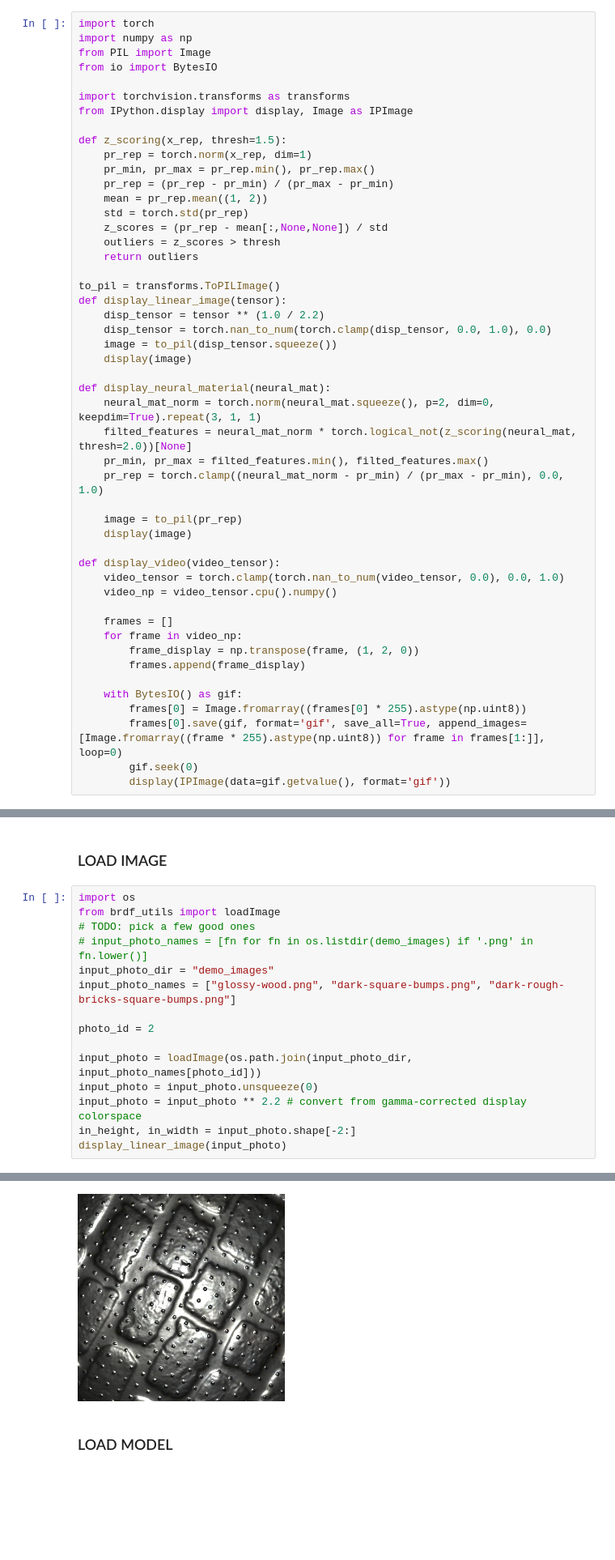
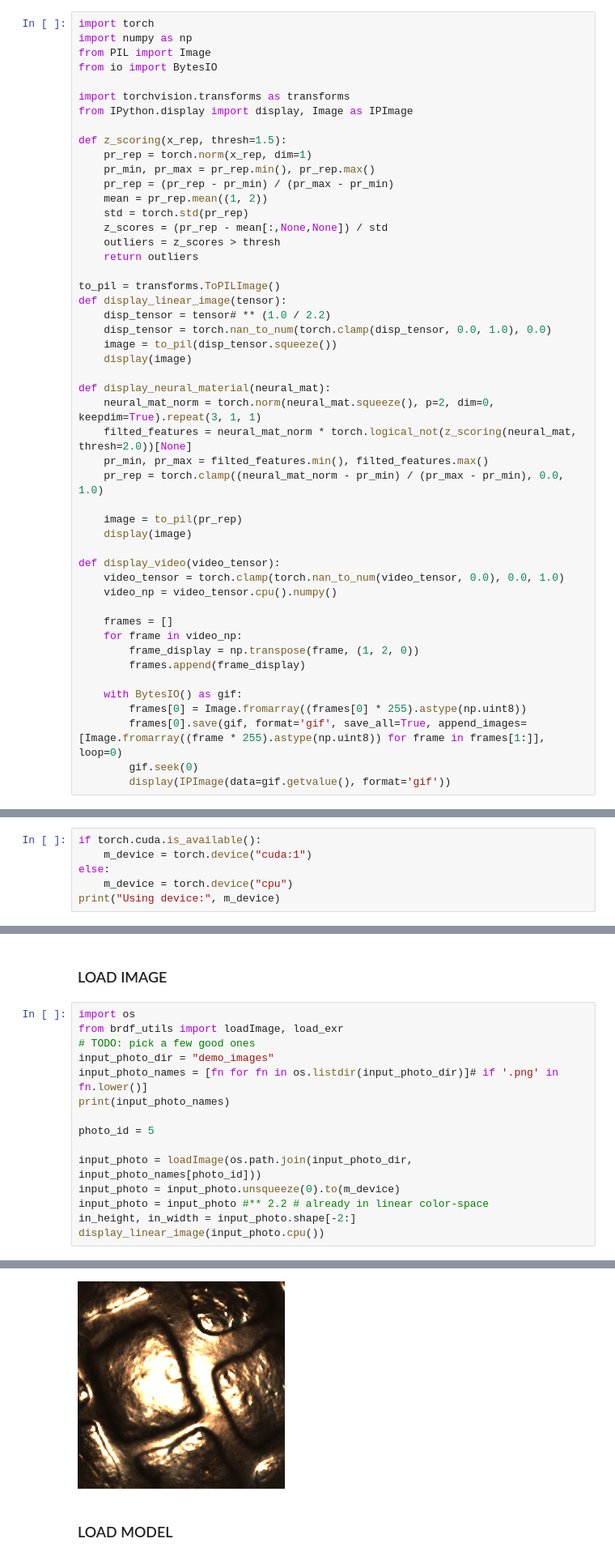
Before and after one commit to APeculiarCamber/neural_appearance_estimation, a Jupyter notebook: prl_master_demo.ipynb, the cells around one changed output, grey strips where cells are left out. Shown at 81% size. Cells and saved outputs as stored; diff of their text form; blank space fills up the shorter version.

Commit message:
colorspace refactors and demo images

```diff
--- a/prl_master_demo.ipynb
+++ b/prl_master_demo.ipynb
@@ -23,7 +23,7 @@ def z_scoring(x_rep, thresh=1.5):
 
 to_pil = transforms.ToPILImage()
 def display_linear_image(tensor):
-    disp_tensor = tensor ** (1.0 / 2.2)
+    disp_tensor = tensor# ** (1.0 / 2.2)
     disp_tensor = torch.nan_to_num(torch.clamp(disp_tensor, 0.0, 1.0), 0.0)
     image = to_pil(disp_tensor.squeeze())
     display(image)
@@ -53,0 +56,6 @@ def display_video(video_tensor):
+# %%
+if torch.cuda.is_available():
+    m_device = torch.device("cuda:1")
+else:
+    m_device = torch.device("cpu")
+print("Using device:", m_device)
@@ -55,17 +65,17 @@ def display_video(video_tensor):
 ### LOAD IMAGE
 # %%
 import os
-from brdf_utils import loadImage
+from brdf_utils import loadImage, load_exr
 # TODO: pick a few good ones
-# input_photo_names = [fn for fn in os.listdir(demo_images) if '.png' in fn.lower()]
 input_photo_dir = "demo_images"
-input_photo_names = ["glossy-wood.png", "dark-square-bumps.png", "dark-rough-bricks-square-bumps.png"]
+input_photo_names = [fn for fn in os.listdir(input_photo_dir)]# if '.png' in fn.lower()]
+print(input_photo_names)
 
-photo_id = 2
+photo_id = 5
 
 input_photo = loadImage(os.path.join(input_photo_dir, input_photo_names[photo_id]))
-input_photo = input_photo.unsqueeze(0)
-input_photo = input_photo ** 2.2 # convert from gamma-corrected display colorspace
+input_photo = input_photo.unsqueeze(0).to(m_device)
+input_photo = input_photo #** 2.2 # already in linear color-space
 in_height, in_width = input_photo.shape[-2:]
-display_linear_image(input_photo)
+display_linear_image(input_photo.cpu())
 # %% [output]
@@ -72,4 +83,4 @@ display_linear_image(input_photo)
-[figure, old version]
+[figure, new version]
 # %% [markdown]
 ### LOAD MODEL
 # %%
```
Also changed, not shown: parts of 8 cells of this notebook, 1 other file.
